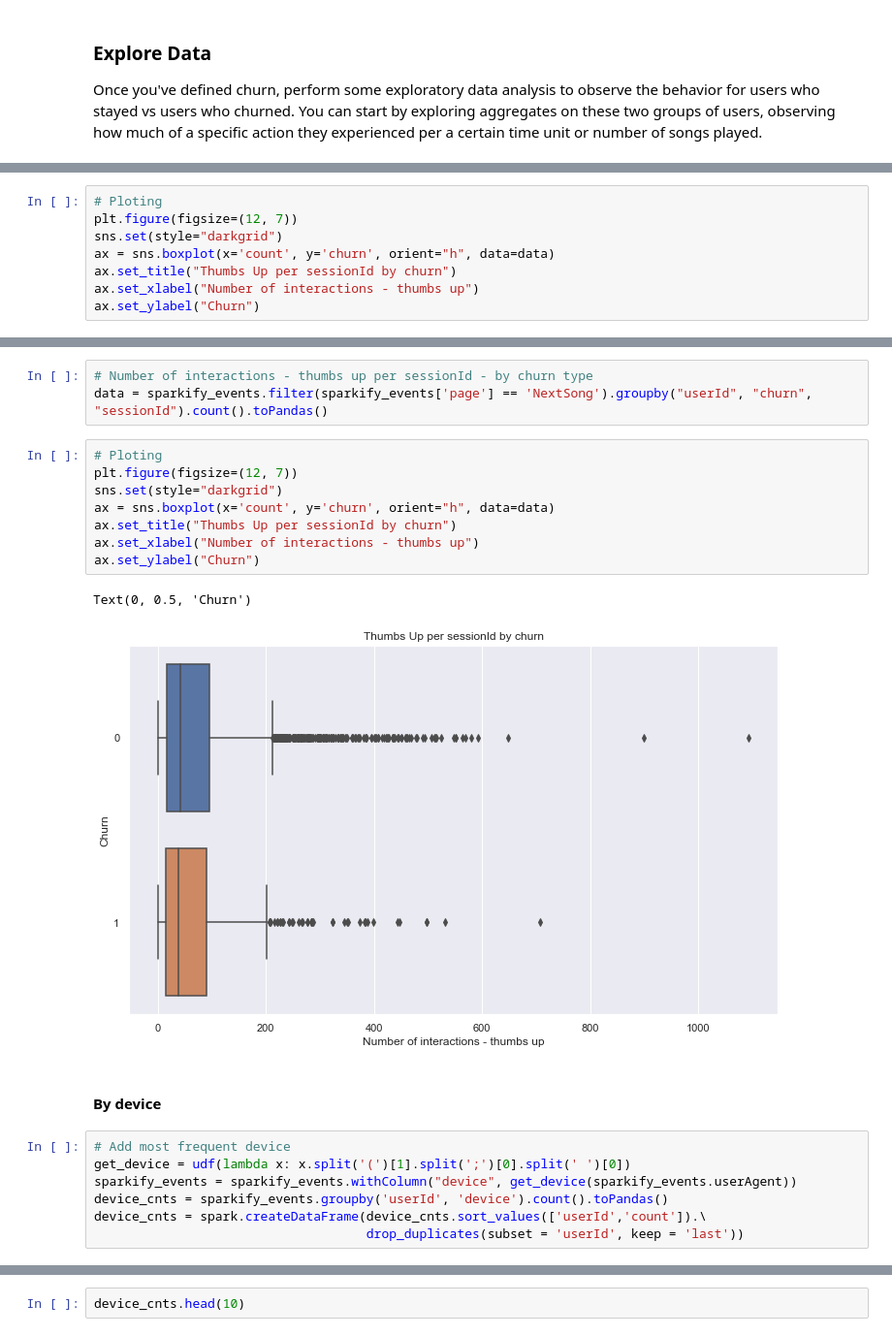
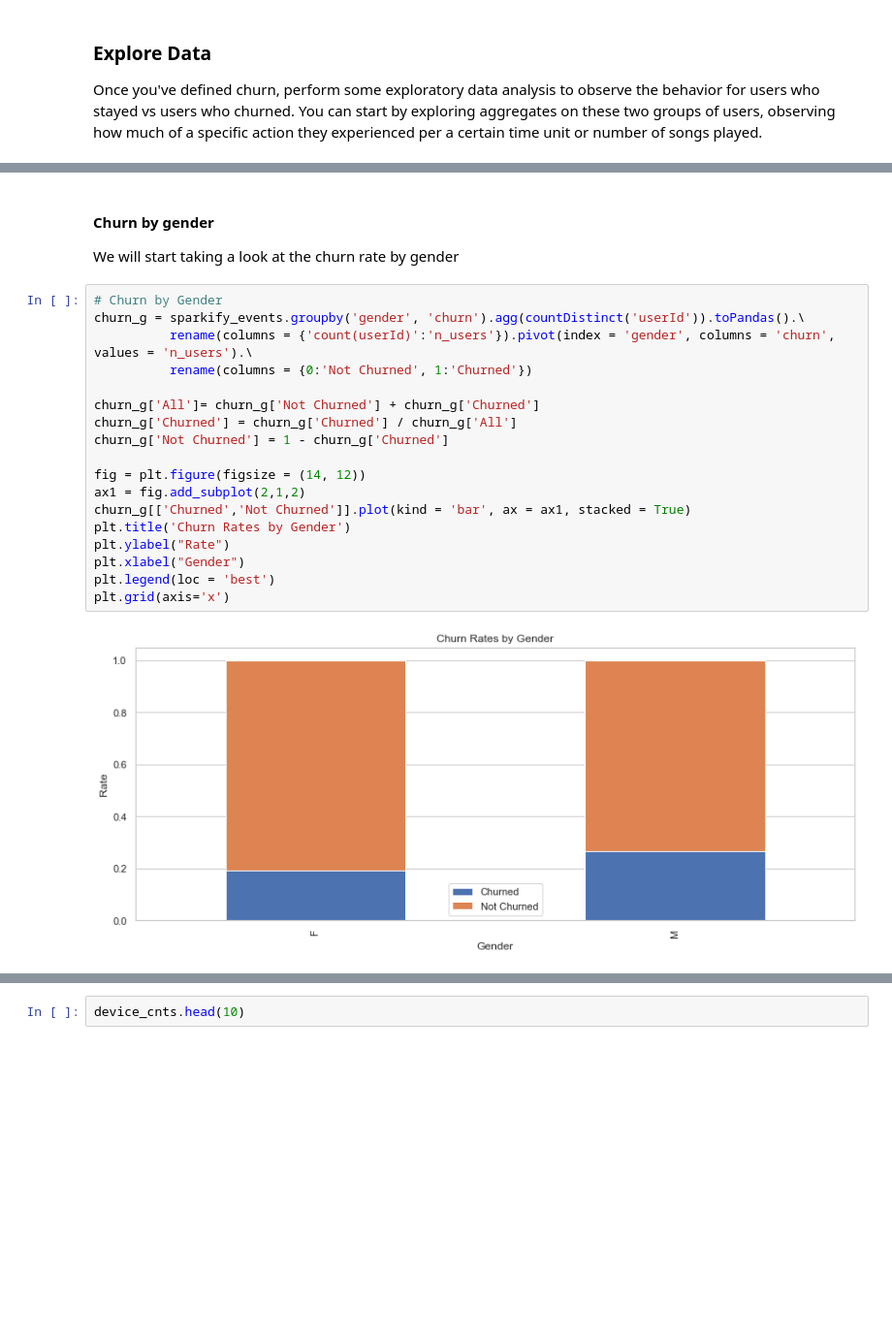
Before and after one commit to pedflotor/Sparkify-Churn-Prediction, a Jupyter notebook: Sparkify.ipynb, the cells around one changed output, grey strips where cells are left out. Shown: that part at 97% size. Drawn from its saved outputs; the diff is of its cells as text; blank space fills up the shorter version.

Commit message:
feat: Data Analysis

```diff
--- a/Sparkify.ipynb
+++ b/Sparkify.ipynb
@@ -491,8 +282,0 @@ data
-# %%
-# Ploting
-plt.figure(figsize=(12, 7))
-sns.set(style="darkgrid")
-ax = sns.boxplot(x='count', y='churn', orient="h", data=data)
-ax.set_title("Thumbs Up per sessionId by churn")
-ax.set_xlabel("Number of interactions - thumbs up")
-ax.set_ylabel("Churn")
@@ -504,23 +283,23 @@ Text(0, 0.5, 'Churn')
-# %%
-# Number of interactions - thumbs up per sessionId - by churn type
-data = sparkify_events.filter(sparkify_events['page'] == 'NextSong').groupby("userId", "churn", "sessionId").count().toPandas()
-# %%
-# Ploting
-plt.figure(figsize=(12, 7))
-sns.set(style="darkgrid")
-ax = sns.boxplot(x='count', y='churn', orient="h", data=data)
-ax.set_title("Thumbs Up per sessionId by churn")
-ax.set_xlabel("Number of interactions - thumbs up")
-ax.set_ylabel("Churn")
-# %% [output]
-Text(0, 0.5, 'Churn')
-[figure, removed]
-# %% [markdown]
-#### By device
-# %%
-# Add most frequent device
-get_device = udf(lambda x: x.split('(')[1].split(';')[0].split(' ')[0])
-sparkify_events = sparkify_events.withColumn("device", get_device(sparkify_events.userAgent))
-device_cnts = sparkify_events.groupby('userId', 'device').count().toPandas()
-device_cnts = spark.createDataFrame(device_cnts.sort_values(['userId','count']).\
-                                    drop_duplicates(subset = 'userId', keep = 'last'))
+# %% [markdown]
+#### Churn by gender
+We will start taking a look at the churn rate by gender
+# %%
+# Churn by Gender
+churn_g = sparkify_events.groupby('gender', 'churn').agg(countDistinct('userId')).toPandas().\
+          rename(columns = {'count(userId)':'n_users'}).pivot(index = 'gender', columns = 'churn', values = 'n_users').\
+          rename(columns = {0:'Not Churned', 1:'Churned'})
+
+churn_g['All']= churn_g['Not Churned'] + churn_g['Churned']
+churn_g['Churned'] = churn_g['Churned'] / churn_g['All']
+churn_g['Not Churned'] = 1 - churn_g['Churned']
+
+fig = plt.figure(figsize = (14, 12))
+ax1 = fig.add_subplot(2,1,2)
+churn_g[['Churned','Not Churned']].plot(kind = 'bar', ax = ax1, stacked = True)
+plt.title('Churn Rates by Gender')
+plt.ylabel("Rate")
+plt.xlabel("Gender")
+plt.legend(loc = 'best')
+plt.grid(axis='x')
+# %% [output]
+[figure, added]
```
Also changed, not shown: parts of 42 cells of this notebook.
